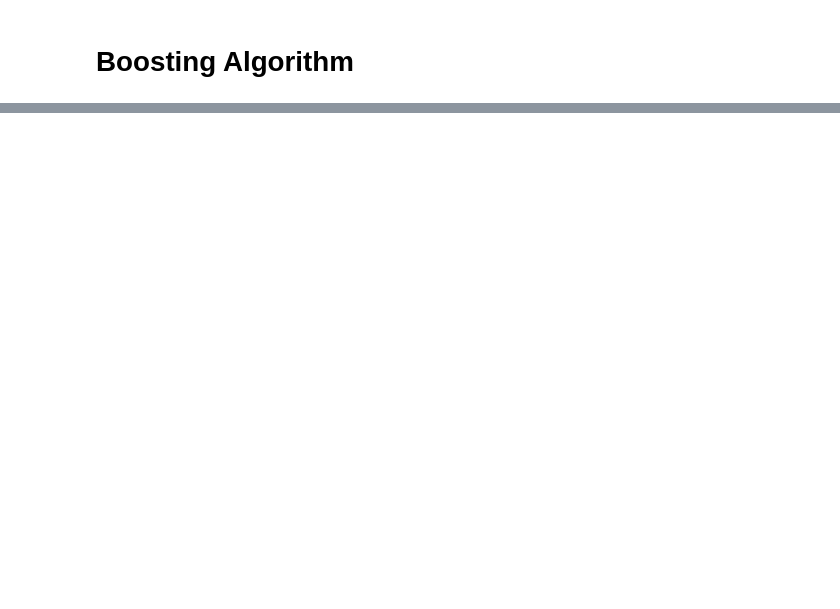
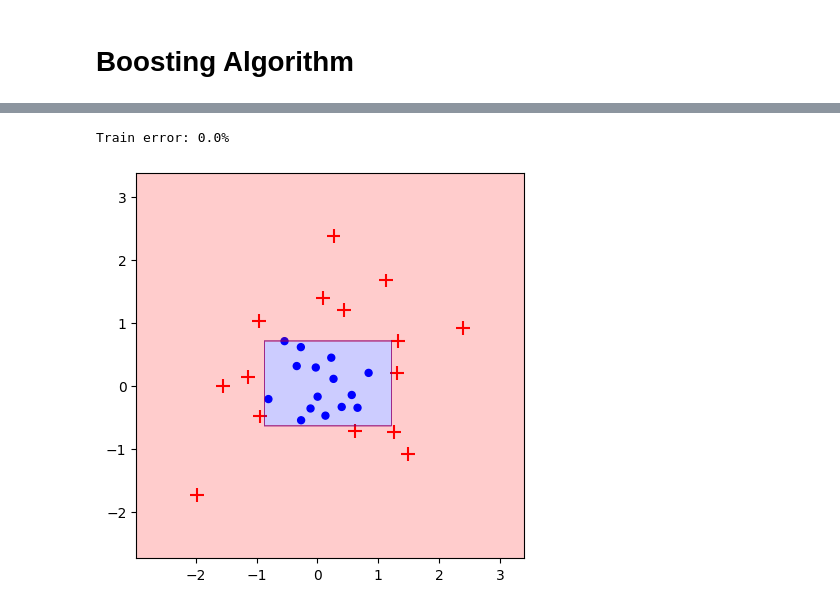
Before and after one commit to ManhDzungNguyen/Machine--Learning-Algorithms, a Jupyter notebook: notebooks/boosting_algorithms.ipynb, the cells around one changed output, grey strips where cells are left out. Drawn from its saved outputs; the diff is of its cells as text; code cells hidden in the pictures; blank space fills up the shorter version.

```diff
--- a/notebooks/boosting_algorithms.ipynb
+++ b/notebooks/boosting_algorithms.ipynb
@@ -18,0 +130,19 @@
+# %%
+from sklearn.ensemble import GradientBoostingClassifier
+
+model_02 = GradientBoostingClassifier(init=DecisionTreeClassifier(criterion="entropy",
+                                                                  splitter="best",
+                                                                  max_depth=2,
+                                                                  random_state=42),
+                                      n_estimators=15,
+                                      learning_rate=1.0,
+                                      max_depth=2,
+                                      random_state=42)
+model_02.fit(X, y)
+
+train_err = (model_02.predict(X) != y).mean()
+print(f'Train error: {train_err:.1%}')
+plot_adaboost(X, y, model=model_02)
+# %% [output]
+Train error: 0.0%
+[figure, added]
```
Also changed, not shown: parts of 16 cells of this notebook, 1 other file.
